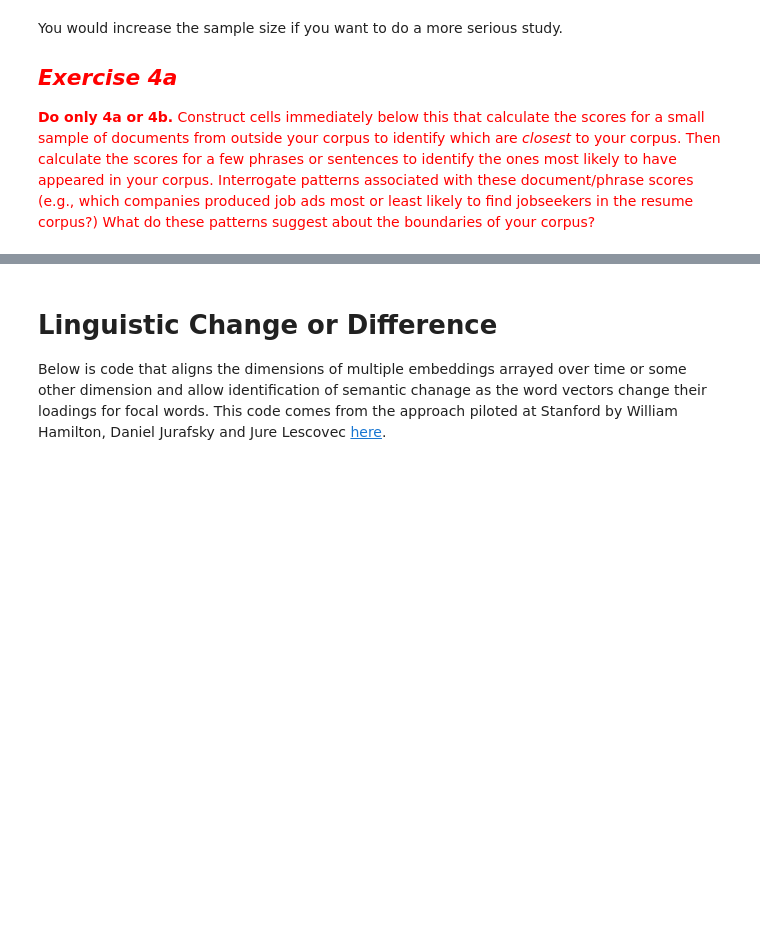
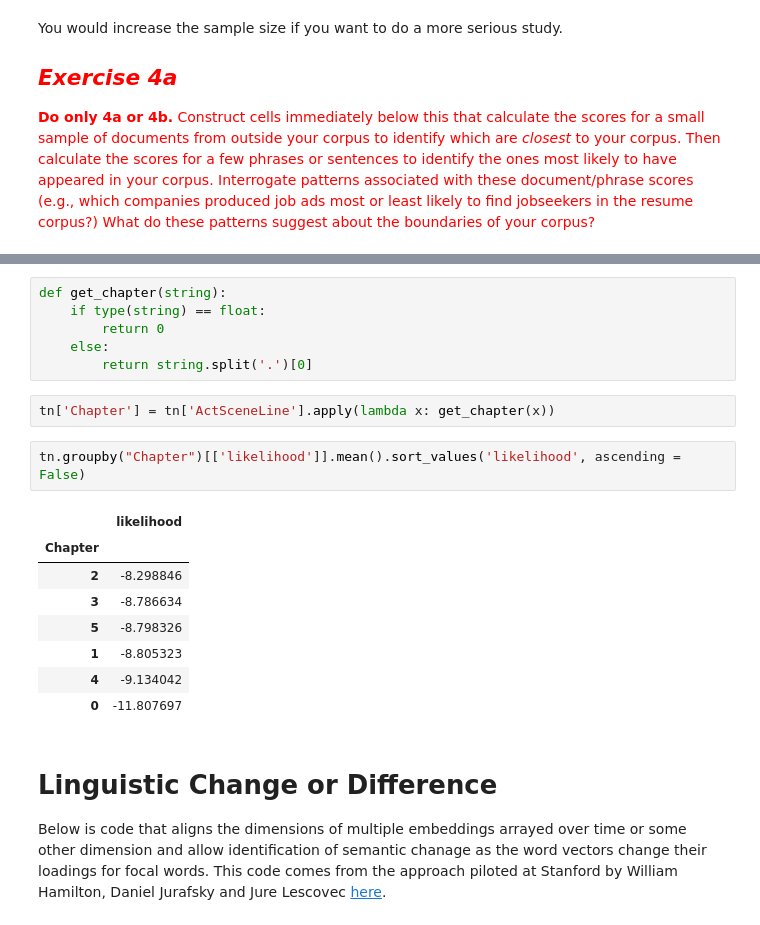
Before and after one commit to Computational-Content-Analysis-2020/Content-Analysis-2020, a Jupyter notebook: week-6/Yilun_Xu_HW6.ipynb, the cells around one changed output, grey strips where cells are left out. Drawn from its saved outputs; the diff is of its cells as text; blank space fills up the shorter version.

```diff
--- a/week-6/Yilun_Xu_HW6.ipynb
+++ b/week-6/Yilun_Xu_HW6.ipynb
@@ -1250,3 +1017,22 @@ You would increase the sample size if you want to do a more serious study.
+# %%
+def get_chapter(string):
+    if type(string) == float:
+        return 0
+    else:
+        return string.split('.')[0]
+# %%
+tn['Chapter'] = tn['ActSceneLine'].apply(lambda x: get_chapter(x))
+# %%
+tn.groupby("Chapter")[['likelihood']].mean().sort_values('likelihood', ascending = False)
+# %% [output]
+|  | likelihood |
+| Chapter |  |
+| 2 | -8.298846 |
+| 3 | -8.786634 |
+| 5 | -8.798326 |
+| 1 | -8.805323 |
+| 4 | -9.134042 |
+| 0 | -11.807697 |
 # %% [markdown]
 # Linguistic Change or Difference
 
```
Also changed, not shown: parts of 88 cells of this notebook.
